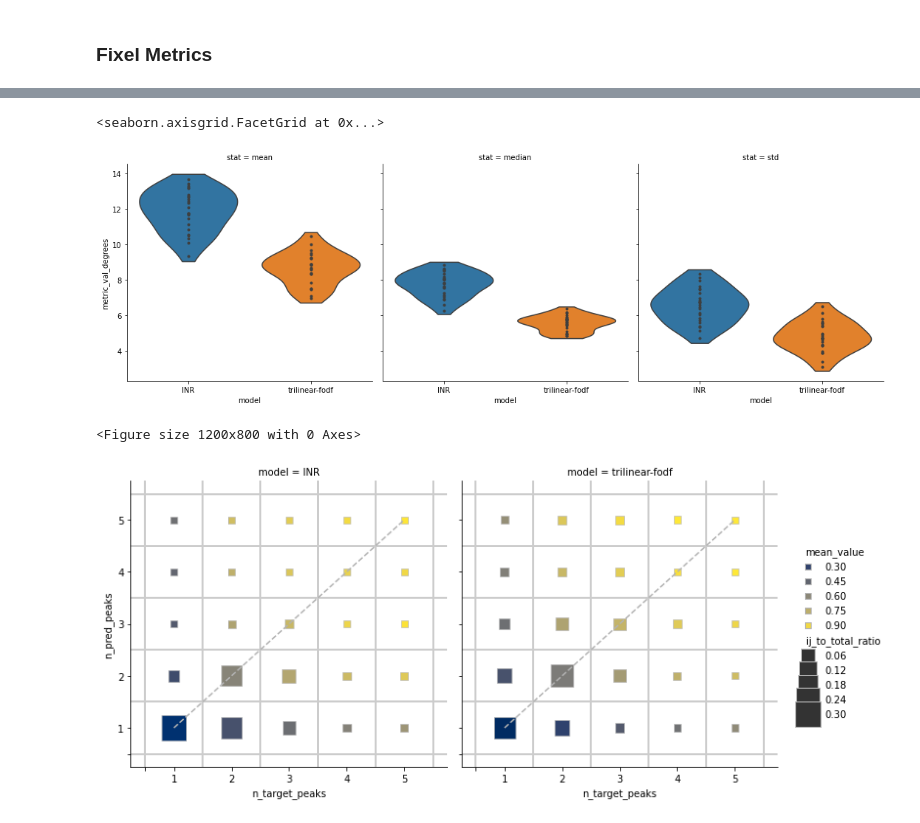
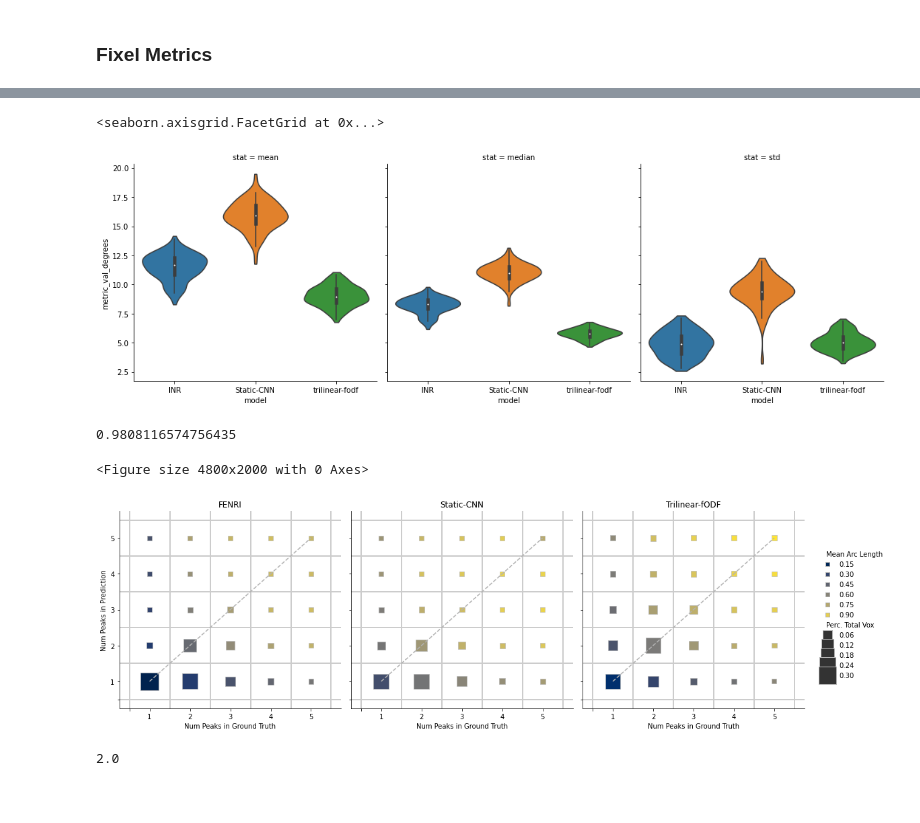
Before and after one commit to TylerSpears/fenri, a Jupyter notebook: notebooks/data_analysis/native_resolution_quant_comparison_results.ipynb, the cells around one changed output, grey strips where cells are left out. Cells and saved outputs as stored; diff of their text form; code cells hidden in the pictures; blank space fills up the shorter version.

```diff
--- a/notebooks/data_analysis/native_resolution_quant_comparison_results.ipynb
+++ b/notebooks/data_analysis/native_resolution_quant_comparison_results.ipynb
@@ -141,4 +141,7 @@ def nib_fdata_loader(nib_im, dtype=np.float32, **get_fdata_kwargs):
     im = nib_im.get_fdata(**get_fdata_kwargs).astype(dtype)
     if len(im.shape) == 4:
         im = np.moveaxis(im, -1, 0)
+    if "caching" in get_fdata_kwargs.keys():
+        if get_fdata_kwargs["caching"] == "unchanged":
+            nib_im.uncache()
     return im
@@ -722,7 +837,7 @@ def peak_arc_len(input_dirs: torch.Tensor, target_dirs: torch.Tensor):
 # %% [markdown]
 ### Voxel-Wise Metrics
 # %%
-VOXEL_USE_CSV = False
+VOXEL_USE_CSV = True
 # %%
 voxelwise_metrics_results_table = dict(
     subj_id=list(),
@@ -954,8 +1063,8 @@ with sns.axes_style("whitegrid"):
 # %% [markdown]
 ### Fixel Metrics
 # %%
-FIXEL_USE_CSV = False
-WAAE_USE_CSV = False
+FIXEL_USE_CSV = True
+WAAE_USE_CSV = True
 # %%
 peak_metrics_results_table = dict(
     subj_id=list(),
@@ -1517,6 +1540,9 @@ Num pred voxels with 0 peaks that should have > 0 peaks:  1408/262933 = 0.005354
 # %%
 plot_table = waae_results_table.copy()
 plot_table.model[plot_table.model.map(lambda n: "inr" in n.casefold())] = "INR"
+plot_table.model[
+    plot_table.model.map(lambda n: "static-cnn" in n.casefold())
+] = "Static-CNN"
 plot_table["metric_val_degrees"] = plot_table.metric_val * (180 / np.pi)
 sns.catplot(
     plot_table,
@@ -1526,16 +1552,23 @@ sns.catplot(
     hue="model",
     kind="violin",
     dodge=False,
-    inner="point",
+    # inner="point",
     col="stat",
     cut=0.5,
 )
 # %% [output]
 <seaborn.axisgrid.FacetGrid at 0x...>
-[figure, old version]
+[figure, new version]
+# %%
+plot_table["Mean Arc Length"].max()
+# %% [output]
+0.9808116574756435
 # %%
 plot_table = peak_metrics_results_table.copy()
 plot_table.model[plot_table.model.map(lambda n: "inr" in n.casefold())] = "INR"
+plot_table.model[
+    plot_table.model.map(lambda n: "static-cnn" in n.casefold())
+] = "Static-CNN"
 plot_table = plot_table[plot_table.n_pred_peaks > 0]
 plot_table = plot_table[plot_table.n_target_peaks > 0]
 plot_table["ij_to_total_ratio"] = (
@@ -1548,48 +1581,63 @@ plot_table["ij_to_target_i_total_ratio"] = (
 plot_table = plot_table.groupby(["n_target_peaks", "n_pred_peaks", "model"]).mean(
     numeric_only=True
 )
+
+plot_table["Perc. Total Vox"] = plot_table["ij_to_total_ratio"]
+plot_table["Mean Arc Length"] = plot_table["mean_value"]
+
 min_ratio = plot_table.ij_to_total_ratio.min()
 max_ratio = plot_table.ij_to_total_ratio.max()
 min_max_ratio_ratio = min_ratio / max_ratio
 # with sns.axes_style("whitegrid"):
 with mpl.rc_context({"scatter.marker": "s"}):
-    plt.figure(dpi=200)
+    plt.figure(dpi=1000, figsize=(4.8, 2.0))
     g = sns.relplot(
         plot_table,
         x="n_target_peaks",
         y="n_pred_peaks",
-        hue="mean_value",
+        # hue="mean_value",
+        hue="Mean Arc Length",
         col="model",
         kind="scatter",
         # size="ij_to_target_i_total_ratio",
-        size="ij_to_total_ratio",
-        hue_norm=(0.15, 0.95),
+        # size="ij_to_total_ratio",
+        size="Perc. Total Vox",
+        hue_norm=(0.13, 0.99),
         edgecolor="0.7",
         sizes=((2000 * min_max_ratio_ratio) + 50, 2050),
         size_norm=(1e-5, 1.0),
         # palette="magma_r",
         palette="cividis",
         # marker='s',
     )
 
     grid_ls = sns.axes_style("whitegrid")["grid.linestyle"]
     grid_color = sns.axes_style("whitegrid")["grid.color"]
     for l_x in np.arange(0.5, 6.5):
         for l_y in np.arange(0.5, 6.5):
             g = g.refline(x=l_x, y=l_x, ls=grid_ls, color=grid_color, zorder=1.0)
 
     for ax in g.axes.flat:
         ax.plot([1, 5], [1, 5], color="0.7", ls="--", zorder=1000)
         ax.set_xticks([0.5] + np.arange(1, 6).tolist())
         ax.set_yticks([0.5] + np.arange(1, 6).tolist())
         ax.set_xticklabels([""] + np.arange(1, 6).tolist())
         ax.set_yticklabels([""] + np.arange(1, 6).tolist())
     for artist in g.legend.legendHandles:
         artist.set_edgecolor(".7")
-    g
+    g.set_ylabels("Num Peaks in Prediction")
+    g.set_xlabels("Num Peaks in Ground Truth")
+    g.axes_dict["INR"].set_title("FENRI")
+    g.axes_dict["Static-CNN"].set_title("Static-CNN")
+    g.axes_dict["trilinear-fodf"].set_title("Trilinear-fODF")
+    plt.savefig("peaks.png")
 # %% [output]
-<Figure size 1200x800 with 0 Axes>
+<Figure size 4800x2000 with 0 Axes>
-[figure, old version]
+[figure, new version]
+# %%
+g.legend.columnspacing
+# %% [output]
+2.0
 # %%
 plot_table = peak_metrics_results_table.copy()
 plot_table.model[plot_table.model.map(lambda n: "inr" in n.casefold())] = "INR"
```
Also changed, not shown: parts of 12 cells of this notebook, 9 other files.
